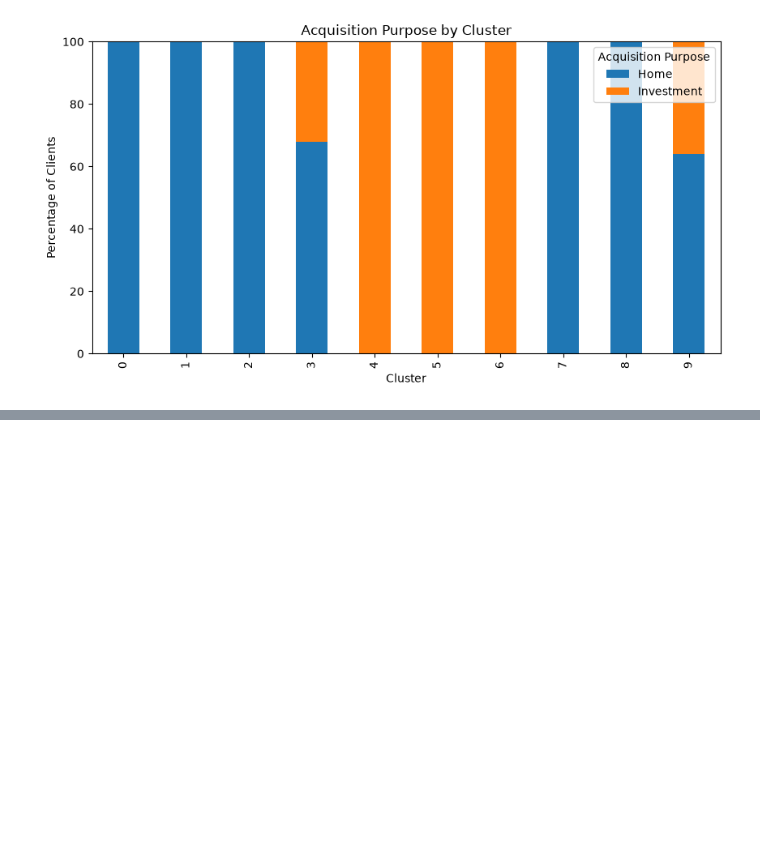
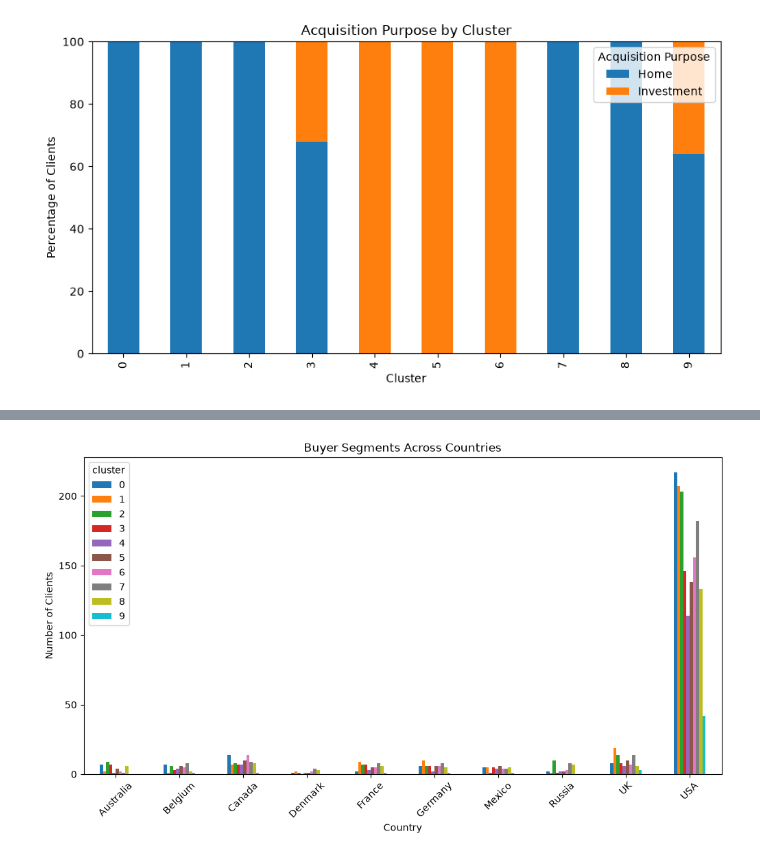
Before and after one commit to Dvnsh-coder/real-estate-ml-project, a Jupyter notebook: notebook/03_Data_Integration_Feature_Engineering.ipynb, the cells around one changed output, grey strips where cells are left out. Saved outputs shown, nothing was run; the diff lists cells and outputs as text; code cells hidden in the pictures; blank space fills up the shorter version.

Commit message:
Complete buyer segment analysis and business insights

```diff
--- a/notebook/03_Data_Integration_Feature_Engineering.ipynb
+++ b/notebook/03_Data_Integration_Feature_Engineering.ipynb
@@ -2079,0 +2113,7 @@ plt.show()
+# %%
+country_cluster = pd.crosstab(
+    final_clustered_df['country'],
+    final_clustered_df['cluster']
+)
+
+country_cluster
@@ -2079,0 +2133,14 @@ plt.show()
+# %%
+country_cluster.plot(
+    kind='bar',
+    figsize=(12, 6)
+)
+
+plt.xlabel('Country')
+plt.ylabel('Number of Clients')
+plt.title('Buyer Segments Across Countries')
+plt.xticks(rotation=45)
+
+plt.show()
+# %% [output]
+[figure, added]
```
Also changed, not shown: parts of 22 cells of this notebook.
